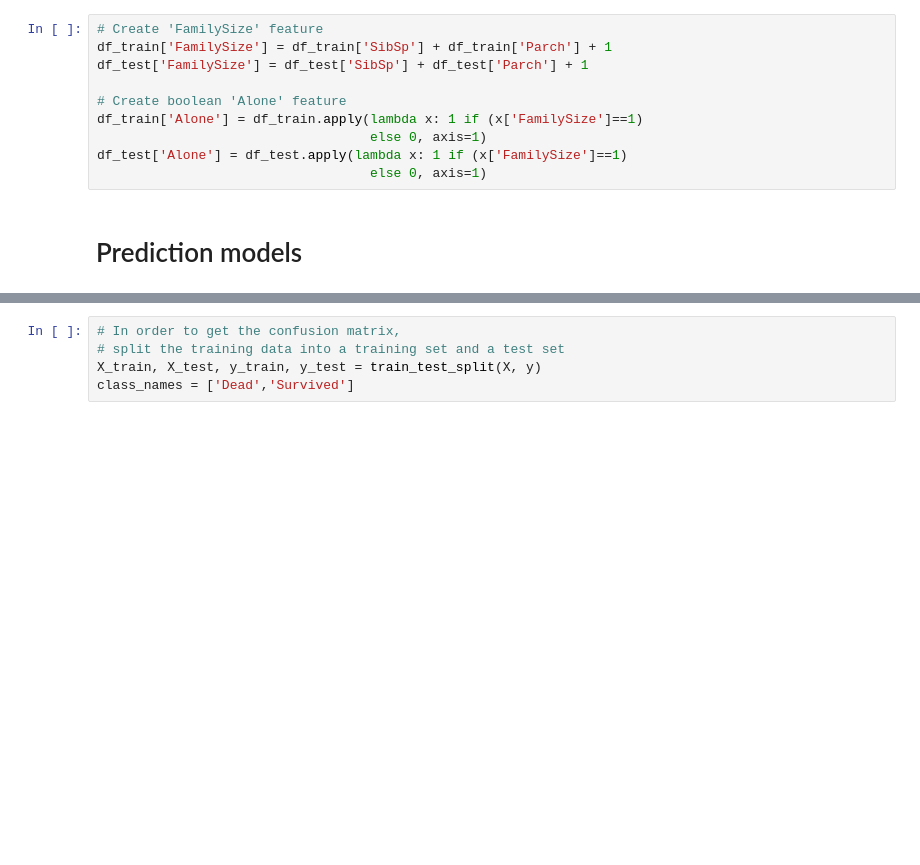
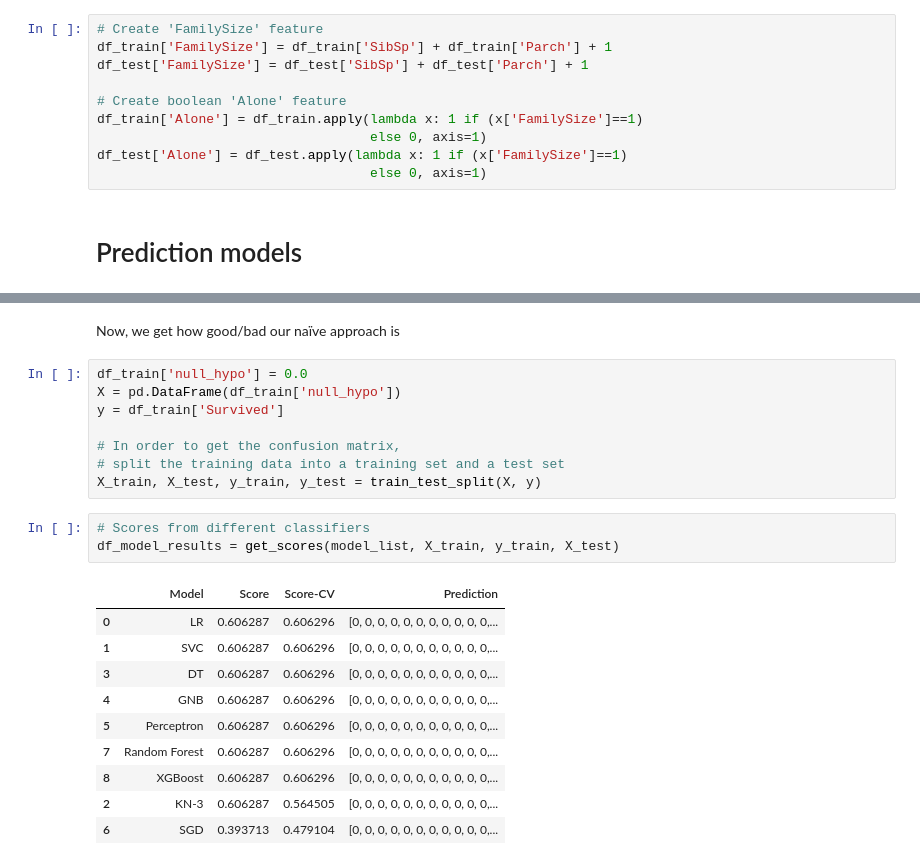
Before and after one commit to saldeal/Kaggle, a Jupyter notebook: titanic/Kaggle-Titanic_v2.ipynb, the cells around one changed output, grey strips where cells are left out. Saved outputs shown, nothing was run; the diff lists cells and outputs as text; blank space fills up the shorter version.

```diff
--- a/titanic/Kaggle-Titanic_v2.ipynb
+++ b/titanic/Kaggle-Titanic_v2.ipynb
@@ -607,5 +605,24 @@ y = df_train['Survived']
+# %% [markdown]
+Now, we get how good/bad our naïve approach is
 # %%
+df_train['null_hypo'] = 0.0
+X = pd.DataFrame(df_train['null_hypo'])
+y = df_train['Survived']
+
 # In order to get the confusion matrix,
 # split the training data into a training set and a test set
 X_train, X_test, y_train, y_test = train_test_split(X, y)
-class_names = ['Dead','Survived']
+# %%
+# Scores from different classifiers
+df_model_results = get_scores(model_list, X_train, y_train, X_test)
+# %% [output]
+|  | Model | Score | Score-CV | Prediction |
+| 0 | LR | 0.606287 | 0.606296 | [0, 0, 0, 0, 0, 0, 0, 0, 0, 0, 0,... |
+| 1 | SVC | 0.606287 | 0.606296 | [0, 0, 0, 0, 0, 0, 0, 0, 0, 0, 0,... |
+| 3 | DT | 0.606287 | 0.606296 | [0, 0, 0, 0, 0, 0, 0, 0, 0, 0, 0,... |
+| 4 | GNB | 0.606287 | 0.606296 | [0, 0, 0, 0, 0, 0, 0, 0, 0, 0, 0,... |
+| 5 | Perceptron | 0.606287 | 0.606296 | [0, 0, 0, 0, 0, 0, 0, 0, 0, 0, 0,... |
+| 7 | Random Forest | 0.606287 | 0.606296 | [0, 0, 0, 0, 0, 0, 0, 0, 0, 0, 0,... |
+| 8 | XGBoost | 0.606287 | 0.606296 | [0, 0, 0, 0, 0, 0, 0, 0, 0, 0, 0,... |
+| 2 | KN-3 | 0.606287 | 0.564505 | [0, 0, 0, 0, 0, 0, 0, 0, 0, 0, 0,... |
+| 6 | SGD | 0.393713 | 0.479104 | [0, 0, 0, 0, 0, 0, 0, 0, 0, 0, 0,... |
```
Also changed, not shown: parts of 29 cells of this notebook.
